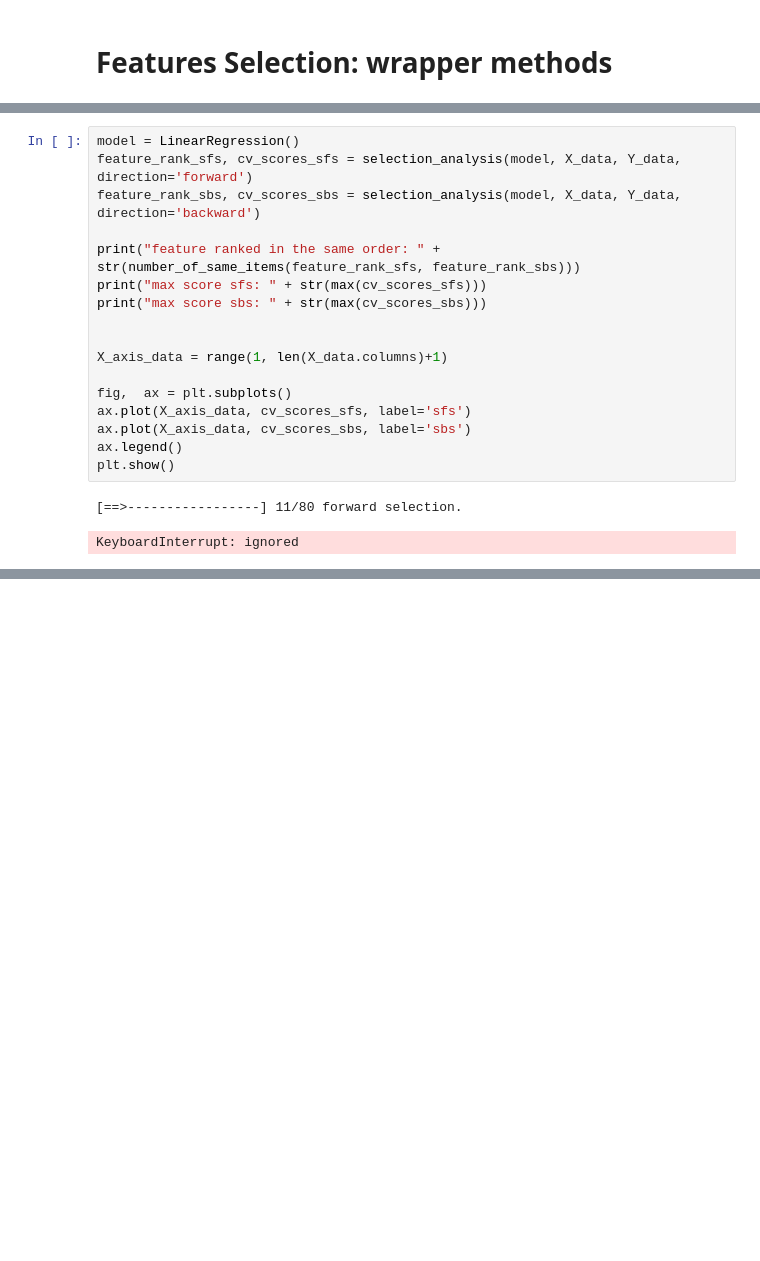
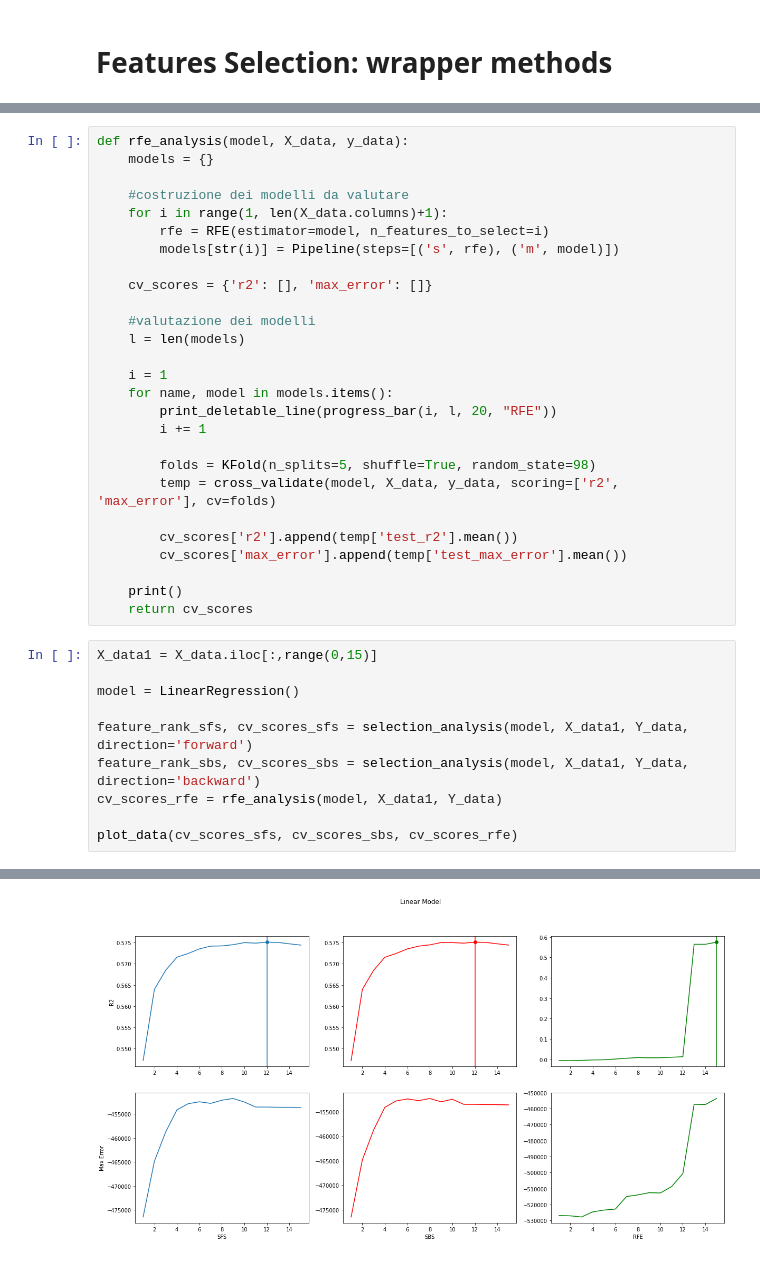
Before and after one commit to spiderlory/ml_project, a Jupyter notebook: progetto.ipynb, the cells around one changed output, grey strips where cells are left out. Saved outputs shown, nothing was run; the diff lists cells and outputs as text; blank space fills up the shorter version.

```diff
--- a/progetto.ipynb
+++ b/progetto.ipynb
@@ -540,20 +603,38 @@ number_of_same_items = lambda x, y: sum([1 if a == b else 0 for a, b in zip(x, y
-# %%
-model = LinearRegression()
-feature_rank_sfs, cv_scores_sfs = selection_analysis(model, X_data, Y_data, direction='forward')
-feature_rank_sbs, cv_scores_sbs = selection_analysis(model, X_data, Y_data, direction='backward')
-
-print("feature ranked in the same order: " + str(number_of_same_items(feature_rank_sfs, feature_rank_sbs)))
-print("max score sfs: " + str(max(cv_scores_sfs)))
-print("max score sbs: " + str(max(cv_scores_sbs)))
-
-
-X_axis_data = range(1, len(X_data.columns)+1)
-
-fig,  ax = plt.subplots()
-ax.plot(X_axis_data, cv_scores_sfs, label='sfs')
-ax.plot(X_axis_data, cv_scores_sbs, label='sbs')
-ax.legend()
-plt.show()
-# %% [output]
-[==>-----------------] 11/80 forward selection.
-KeyboardInterrupt: ignored
+# %%
+def rfe_analysis(model, X_data, y_data):
+    models = {}
+
+    #costruzione dei modelli da valutare
+    for i in range(1, len(X_data.columns)+1):
+        rfe = RFE(estimator=model, n_features_to_select=i)
+        models[str(i)] = Pipeline(steps=[('s', rfe), ('m', model)])
+
+    cv_scores = {'r2': [], 'max_error': []}
+
+    #valutazione dei modelli
+    l = len(models)
+
+    i = 1
+    for name, model in models.items():
+        print_deletable_line(progress_bar(i, l, 20, "RFE"))
+        i += 1
+
+        folds = KFold(n_splits=5, shuffle=True, random_state=98)
+        temp = cross_validate(model, X_data, y_data, scoring=['r2', 'max_error'], cv=folds)
+
+        cv_scores['r2'].append(temp['test_r2'].mean())
+        cv_scores['max_error'].append(temp['test_max_error'].mean())
+
+    print()
+    return cv_scores
+# %%
+X_data1 = X_data.iloc[:,range(0,15)]
+
+model = LinearRegression()
+
+feature_rank_sfs, cv_scores_sfs = selection_analysis(model, X_data1, Y_data, direction='forward')
+feature_rank_sbs, cv_scores_sbs = selection_analysis(model, X_data1, Y_data, direction='backward')
+cv_scores_rfe = rfe_analysis(model, X_data1, Y_data)
+
+plot_data(cv_scores_sfs, cv_scores_sbs, cv_scores_rfe)
+# %% [output]
@@ -559,0 +649 @@ KeyboardInterrupt: ignored
+[figure, added]
```
Also changed, not shown: parts of 9 cells of this notebook.
